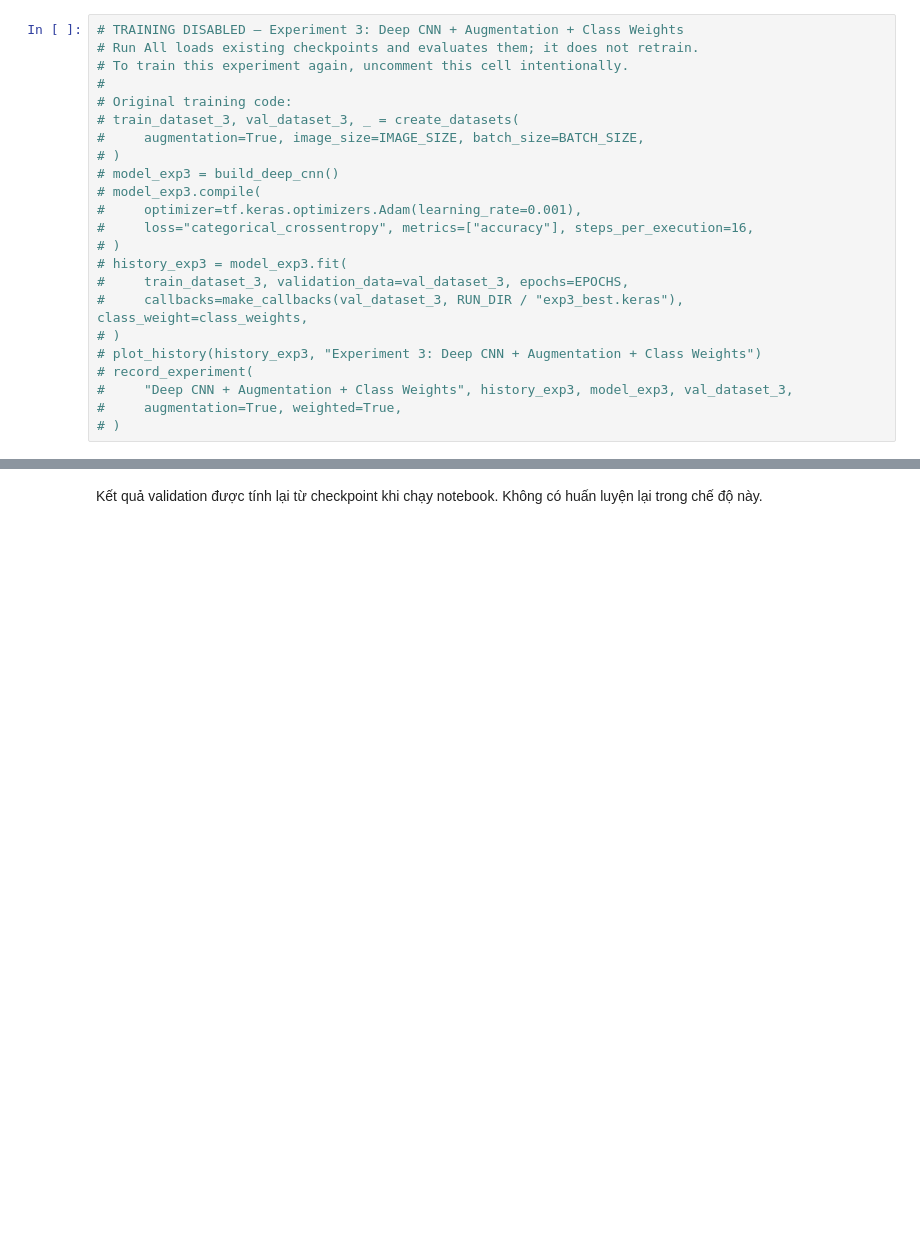
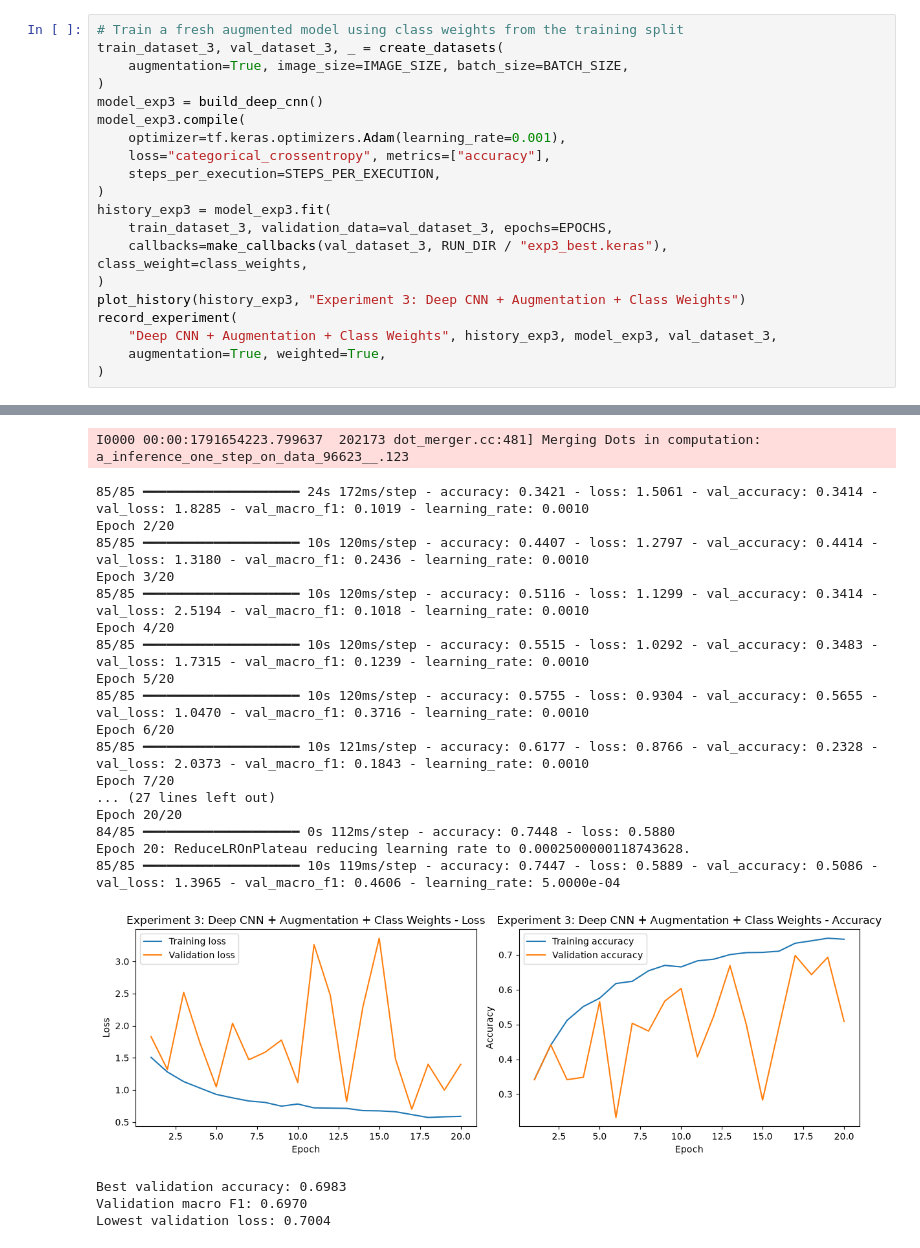
Before and after one commit to hoang-nhan2204/dl-traffic-density-classi, a Jupyter notebook: notebooks/02_complex_cnn.ipynb, the cells around one changed output, grey strips where cells are left out. Drawn from its saved outputs; the diff is of its cells as text; blank space fills up the shorter version.

```diff
--- a/notebooks/02_complex_cnn.ipynb
+++ b/notebooks/02_complex_cnn.ipynb
@@ -474,23 +390,21 @@ Checkpoint đã có được tải ở phần đánh giá. Cell train bên dư
 # %%
-# TRAINING DISABLED — Experiment 3: Deep CNN + Augmentation + Class Weights
-# Run All loads existing checkpoints and evaluates them; it does not retrain.
-# To train this experiment again, uncomment this cell intentionally.
-#
-# Original training code:
-# train_dataset_3, val_dataset_3, _ = create_datasets(
-#     augmentation=True, image_size=IMAGE_SIZE, batch_size=BATCH_SIZE,
-# )
-# model_exp3 = build_deep_cnn()
-# model_exp3.compile(
-#     optimizer=tf.keras.optimizers.Adam(learning_rate=0.001),
-#     loss="categorical_crossentropy", metrics=["accuracy"], steps_per_execution=16,
-# )
-# history_exp3 = model_exp3.fit(
-#     train_dataset_3, validation_data=val_dataset_3, epochs=EPOCHS,
-#     callbacks=make_callbacks(val_dataset_3, RUN_DIR / "exp3_best.keras"), class_weight=class_weights,
-# )
-# plot_history(history_exp3, "Experiment 3: Deep CNN + Augmentation + Class Weights")
-# record_experiment(
-#     "Deep CNN + Augmentation + Class Weights", history_exp3, model_exp3, val_dataset_3,
-#     augmentation=True, weighted=True,
-# )
+# Train a fresh augmented model using class weights from the training split
+train_dataset_3, val_dataset_3, _ = create_datasets(
+    augmentation=True, image_size=IMAGE_SIZE, batch_size=BATCH_SIZE,
+)
+model_exp3 = build_deep_cnn()
+model_exp3.compile(
+    optimizer=tf.keras.optimizers.Adam(learning_rate=0.001),
+    loss="categorical_crossentropy", metrics=["accuracy"],
+    steps_per_execution=STEPS_PER_EXECUTION,
+)
+history_exp3 = model_exp3.fit(
+    train_dataset_3, validation_data=val_dataset_3, epochs=EPOCHS,
+    callbacks=make_callbacks(val_dataset_3, RUN_DIR / "exp3_best.keras"), class_weight=class_weights,
+)
+plot_history(history_exp3, "Experiment 3: Deep CNN + Augmentation + Class Weights")
+record_experiment(
+    "Deep CNN + Augmentation + Class Weights", history_exp3, model_exp3, val_dataset_3,
+    augmentation=True, weighted=True,
+)
+# %% [output]
@@ -497,3 +414,23 @@ Checkpoint đã có được tải ở phần đánh giá. Cell train bên dư
+I0000 00:00:1791654223.799637  202173 dot_merger.cc:481] Merging Dots in computation: a_inference_one_step_on_data_96623__.123
+85/85 ━━━━━━━━━━━━━━━━━━━━ 24s 172ms/step - accuracy: 0.3421 - loss: 1.5061 - val_accuracy: 0.3414 - val_loss: 1.8285 - val_macro_f1: 0.1019 - learning_rate: 0.0010
+Epoch 2/20
+85/85 ━━━━━━━━━━━━━━━━━━━━ 10s 120ms/step - accuracy: 0.4407 - loss: 1.2797 - val_accuracy: 0.4414 - val_loss: 1.3180 - val_macro_f1: 0.2436 - learning_rate: 0.0010
+Epoch 3/20
+85/85 ━━━━━━━━━━━━━━━━━━━━ 10s 120ms/step - accuracy: 0.5116 - loss: 1.1299 - val_accuracy: 0.3414 - val_loss: 2.5194 - val_macro_f1: 0.1018 - learning_rate: 0.0010
+Epoch 4/20
+85/85 ━━━━━━━━━━━━━━━━━━━━ 10s 120ms/step - accuracy: 0.5515 - loss: 1.0292 - val_accuracy: 0.3483 - val_loss: 1.7315 - val_macro_f1: 0.1239 - learning_rate: 0.0010
+Epoch 5/20
+85/85 ━━━━━━━━━━━━━━━━━━━━ 10s 120ms/step - accuracy: 0.5755 - loss: 0.9304 - val_accuracy: 0.5655 - val_loss: 1.0470 - val_macro_f1: 0.3716 - learning_rate: 0.0010
+Epoch 6/20
+85/85 ━━━━━━━━━━━━━━━━━━━━ 10s 121ms/step - accuracy: 0.6177 - loss: 0.8766 - val_accuracy: 0.2328 - val_loss: 2.0373 - val_macro_f1: 0.1843 - learning_rate: 0.0010
+Epoch 7/20
+... (27 lines left out)
+Epoch 20/20
+84/85 ━━━━━━━━━━━━━━━━━━━━ 0s 112ms/step - accuracy: 0.7448 - loss: 0.5880
+Epoch 20: ReduceLROnPlateau reducing learning rate to 0.0002500000118743628.
+85/85 ━━━━━━━━━━━━━━━━━━━━ 10s 119ms/step - accuracy: 0.7447 - loss: 0.5889 - val_accuracy: 0.5086 - val_loss: 1.3965 - val_macro_f1: 0.4606 - learning_rate: 5.0000e-04
+[figure, added]
+Best validation accuracy: 0.6983
+Validation macro F1: 0.6970
+Lowest validation loss: 0.7004
-# %% [markdown]
-Kết quả validation được tính lại từ checkpoint khi chạy notebook. Không có huấn luyện lại trong chế độ này.
 # %% [markdown]
```
Also changed, not shown: parts of 61 cells of this notebook, 2 other files.
